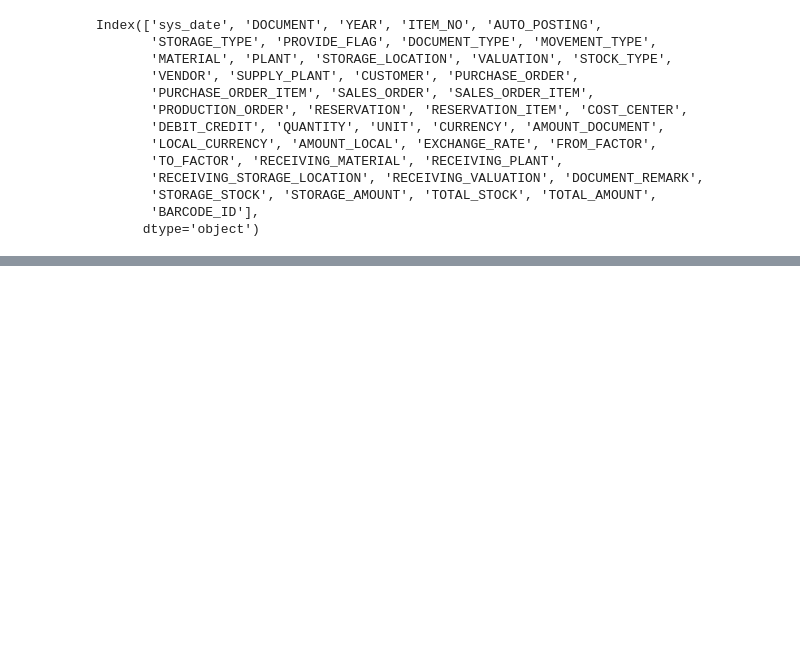
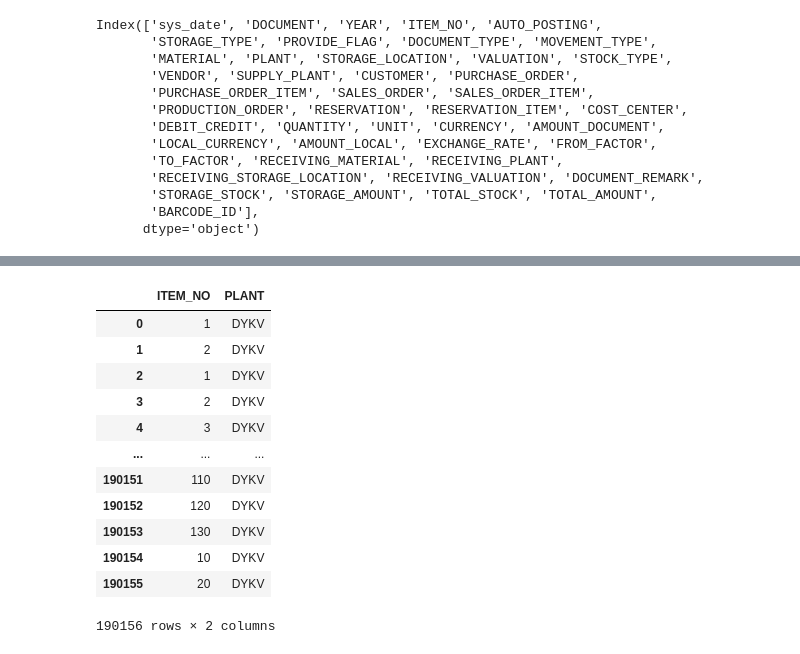
Before and after one commit to randomside/Excel-to-SQL-snippets, a Jupyter notebook: pandas_scripts.ipynb, the cells around one changed output, grey strips where cells are left out. Drawn from its saved outputs; the diff is of its cells as text; code cells hidden in the pictures; blank space fills up the shorter version.

```diff
--- a/pandas_scripts.ipynb
+++ b/pandas_scripts.ipynb
@@ -109,0 +112,16 @@ Name: ITEM_NO, dtype: int64
+# %%
+item_df
+# %% [output]
+|  | ITEM_NO | PLANT |
+| 0 | 1 | DYKV |
+| 1 | 2 | DYKV |
+| 2 | 1 | DYKV |
+| 3 | 2 | DYKV |
+| 4 | 3 | DYKV |
+| ... | ... | ... |
+| 190151 | 110 | DYKV |
+| 190152 | 120 | DYKV |
+| 190153 | 130 | DYKV |
+| 190154 | 10 | DYKV |
+| 190155 | 20 | DYKV |
+190156 rows × 2 columns
```
Also changed, not shown: parts of 8 cells of this notebook, 1 other file.
